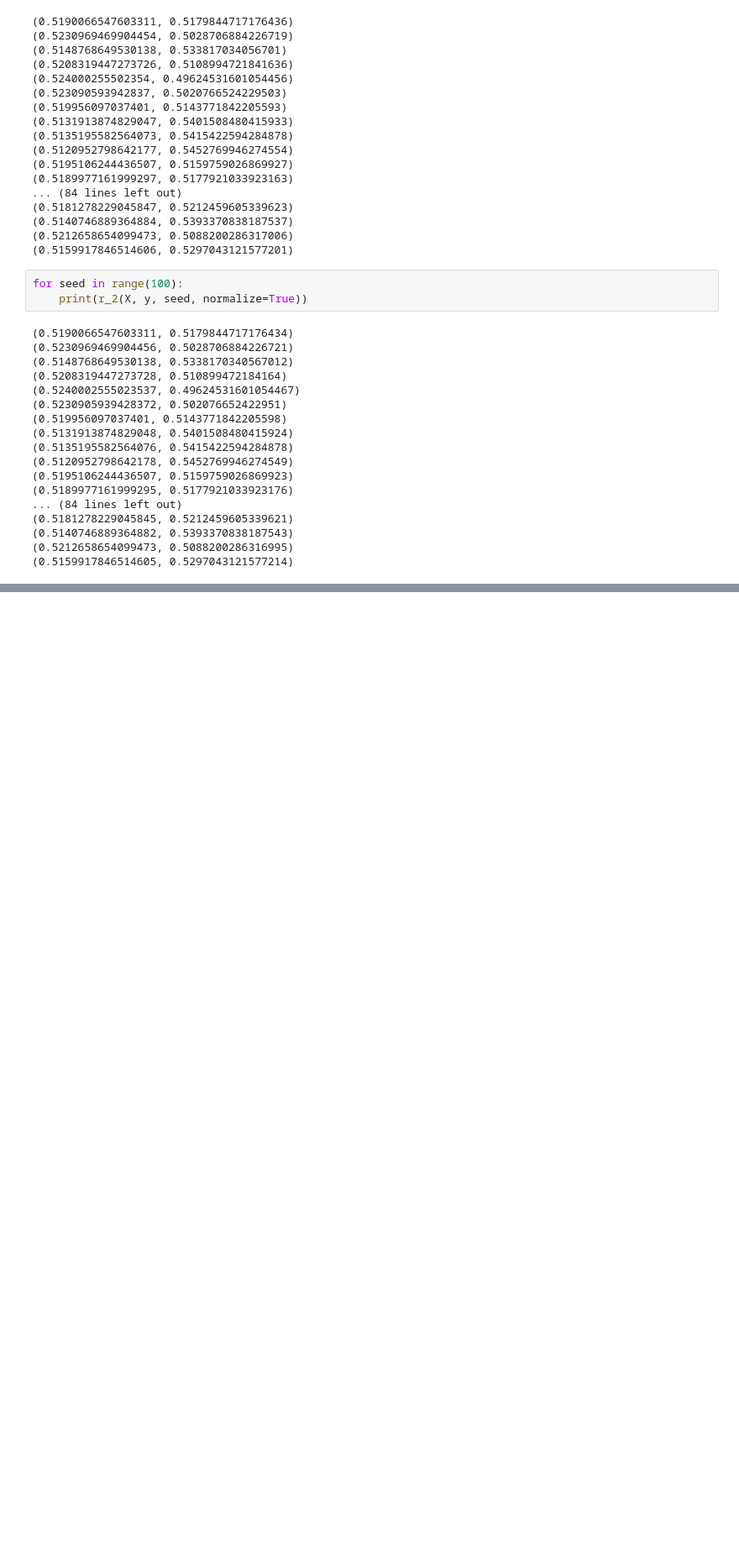
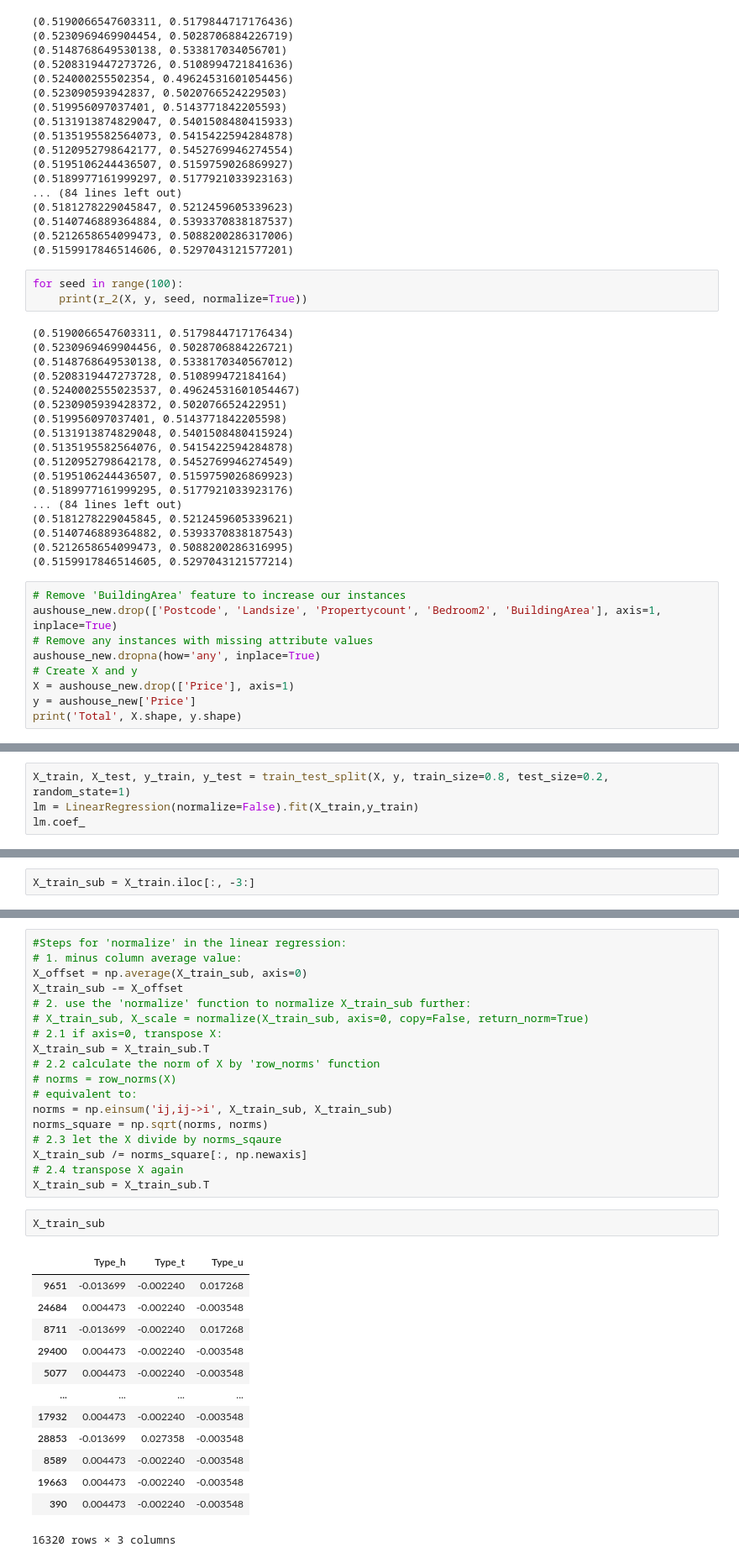
Before and after one commit to SiyuYang-1919/IAML-Lab-Exercises, a Jupyter notebook: 2.2 Linear Regression.ipynb, the cells around one changed output, grey strips where cells are left out. Shown at 84% size. Saved outputs shown, nothing was run; the diff lists cells and outputs as text; blank space fills up the shorter version.

```diff
--- a/2.2 Linear Regression.ipynb
+++ b/2.2 Linear Regression.ipynb
@@ -380,3 +380,12 @@ for seed in range(100):
 (0.5140746889364882, 0.5393370838187543)
 (0.5212658654099473, 0.5088200286316995)
 (0.5159917846514605, 0.5297043121577214)
+# %%
+# Remove 'BuildingArea' feature to increase our instances
+aushouse_new.drop(['Postcode', 'Landsize', 'Propertycount', 'Bedroom2', 'BuildingArea'], axis=1, inplace=True)
+# Remove any instances with missing attribute values
+aushouse_new.dropna(how='any', inplace=True)
+# Create X and y
+X = aushouse_new.drop(['Price'], axis=1)
+y = aushouse_new['Price']
+print('Total', X.shape, y.shape)
@@ -382,0 +402,4 @@ for seed in range(100):
+# %%
+X_train, X_test, y_train, y_test = train_test_split(X, y, train_size=0.8, test_size=0.2, random_state=1)
+lm = LinearRegression(normalize=False).fit(X_train,y_train)
+lm.coef_
@@ -382,0 +410,2 @@ for seed in range(100):
+# %%
+X_train_sub = X_train.iloc[:, -3:]
@@ -382,0 +426,34 @@ for seed in range(100):
+# %%
+#Steps for 'normalize' in the linear regression:
+# 1. minus column average value:
+X_offset = np.average(X_train_sub, axis=0)
+X_train_sub -= X_offset
+# 2. use the 'normalize' function to normalize X_train_sub further:
+# X_train_sub, X_scale = normalize(X_train_sub, axis=0, copy=False, return_norm=True)
+# 2.1 if axis=0, transpose X:
+X_train_sub = X_train_sub.T
+# 2.2 calculate the norm of X by 'row_norms' function
+# norms = row_norms(X)
+# equivalent to:
+norms = np.einsum('ij,ij->i', X_train_sub, X_train_sub)
+norms_square = np.sqrt(norms, norms)
+# 2.3 let the X divide by norms_sqaure
+X_train_sub /= norms_square[:, np.newaxis]
+# 2.4 transpose X again
+X_train_sub = X_train_sub.T
+# %%
+X_train_sub
+# %% [output]
+|  | Type_h | Type_t | Type_u |
+| 9651 | -0.013699 | -0.002240 | 0.017268 |
+| 24684 | 0.004473 | -0.002240 | -0.003548 |
+| 8711 | -0.013699 | -0.002240 | 0.017268 |
+| 29400 | 0.004473 | -0.002240 | -0.003548 |
+| 5077 | 0.004473 | -0.002240 | -0.003548 |
+| ... | ... | ... | ... |
+| 17932 | 0.004473 | -0.002240 | -0.003548 |
+| 28853 | -0.013699 | 0.027358 | -0.003548 |
+| 8589 | 0.004473 | -0.002240 | -0.003548 |
+| 19663 | 0.004473 | -0.002240 | -0.003548 |
+| 390 | 0.004473 | -0.002240 | -0.003548 |
+16320 rows × 3 columns
```
Also changed, not shown: parts of 9 cells of this notebook.
